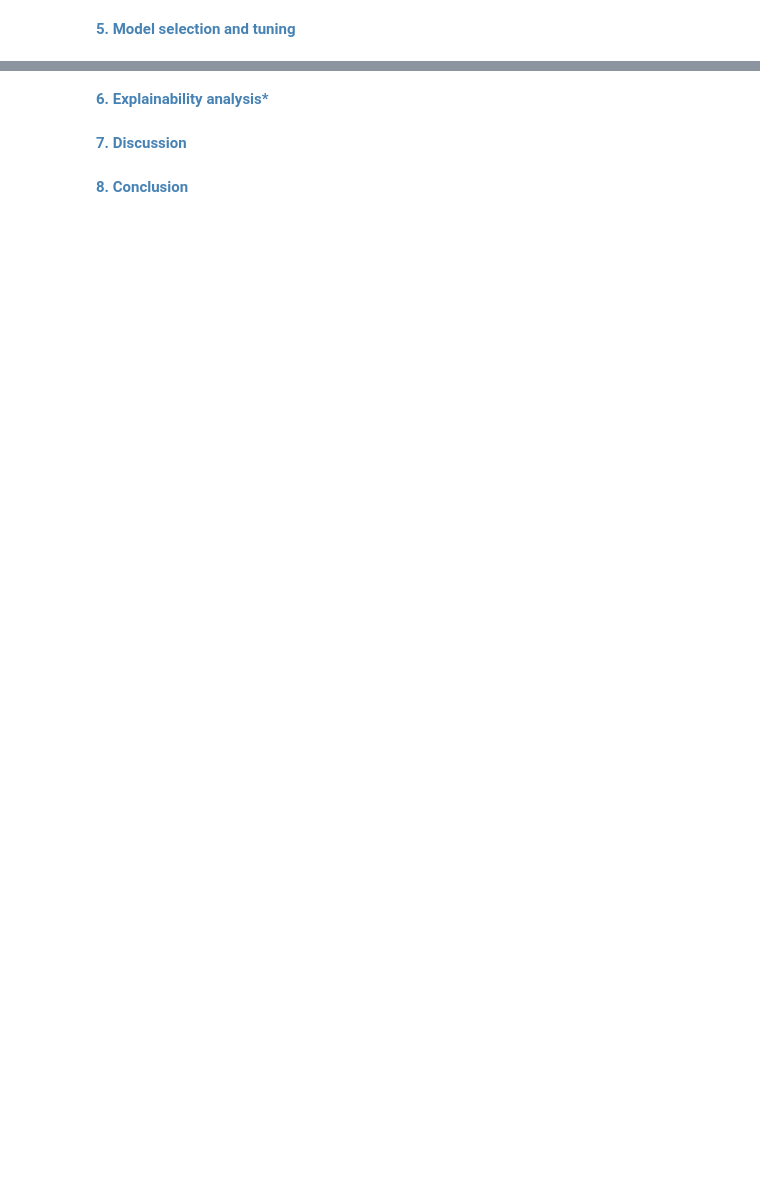
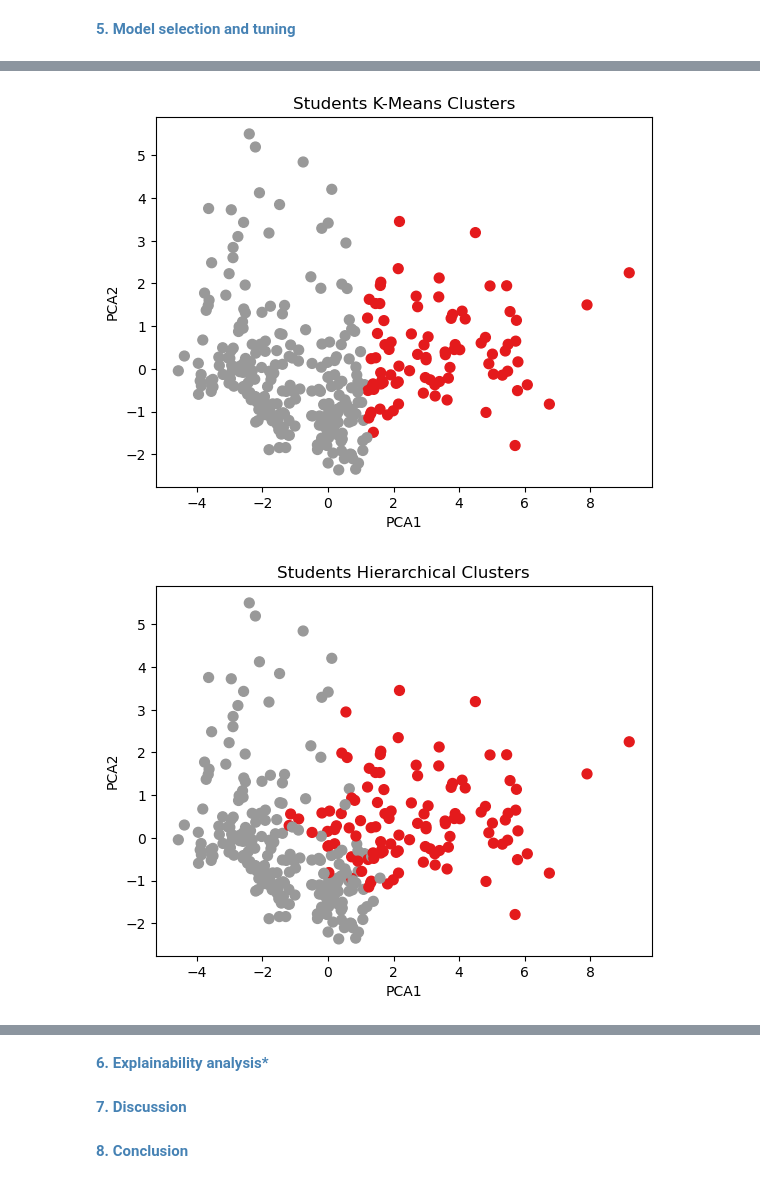
Before and after one commit to sangabrielstephanie/MachineLearningProject-TrinityWellbeing, a Jupyter notebook: Machine Learning Project - Stephanie Sangabriel.ipynb, the cells around one changed output, grey strips where cells are left out. Drawn from its saved outputs; the diff is of its cells as text; code cells hidden in the pictures; blank space fills up the shorter version.

```diff
--- a/Machine Learning Project - Stephanie Sangabriel.ipynb
+++ b/Machine Learning Project - Stephanie Sangabriel.ipynb
@@ -212,0 +287,8 @@ faculty_clean
+# %%
+km_students = KMeans(n_clusters=best_k_students, random_state=42)
+km_faculty = KMeans(n_clusters=best_k_faculty, random_state=42)
+km_staff = KMeans(n_clusters=best_k_staff, random_state=42)
+
+students_clean['cluster'] = km_students.fit_predict(X_students)
+faculty_clean['cluster'] = km_faculty.fit_predict(X_faculty)
+staff_clean['cluster'] = km_staff.fit_predict(X_staff)
@@ -212,0 +352,26 @@ faculty_clean
+# %%
+from sklearn.decomposition import PCA
+
+def plot_clusters(X, labels, title='Clusters'):
+    pca = PCA(n_components=2)
+    X_pca = pca.fit_transform(X)
+    plt.scatter(X_pca[:,0], X_pca[:,1], c=labels, cmap='Set1', s=50)
+    plt.title(title)
+    plt.xlabel('PCA1')
+    plt.ylabel('PCA2')
+    plt.show()
+
+# Students
+plot_clusters(X_students, students_clean['cluster'], 'Students K-Means Clusters')
+plot_clusters(X_students, students_clean['h_cluster'], 'Students Hierarchical Clusters')
+
+# Faculty
+plot_clusters(X_faculty, faculty_clean['cluster'], 'Faculty K-Means Clusters')
+plot_clusters(X_faculty, faculty_clean['h_cluster'], 'Faculty Hierarchical Clusters')
+
+# Staff
+plot_clusters(X_staff, staff_clean['cluster'], 'Staff K-Means Clusters')
+plot_clusters(X_staff, staff_clean['h_cluster'], 'Staff Hierarchical Clusters')
+# %% [output]
+[figure, added]
+[figure, added]
```
Also changed, not shown: parts of 12 cells of this notebook.
